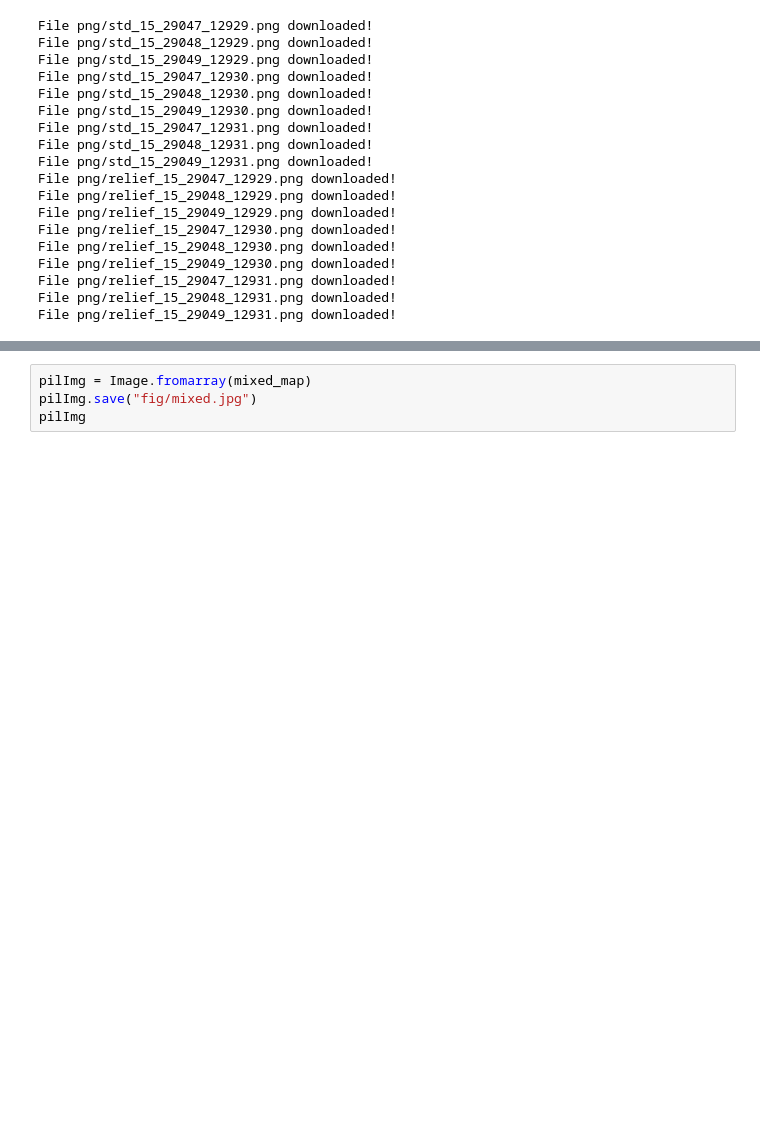
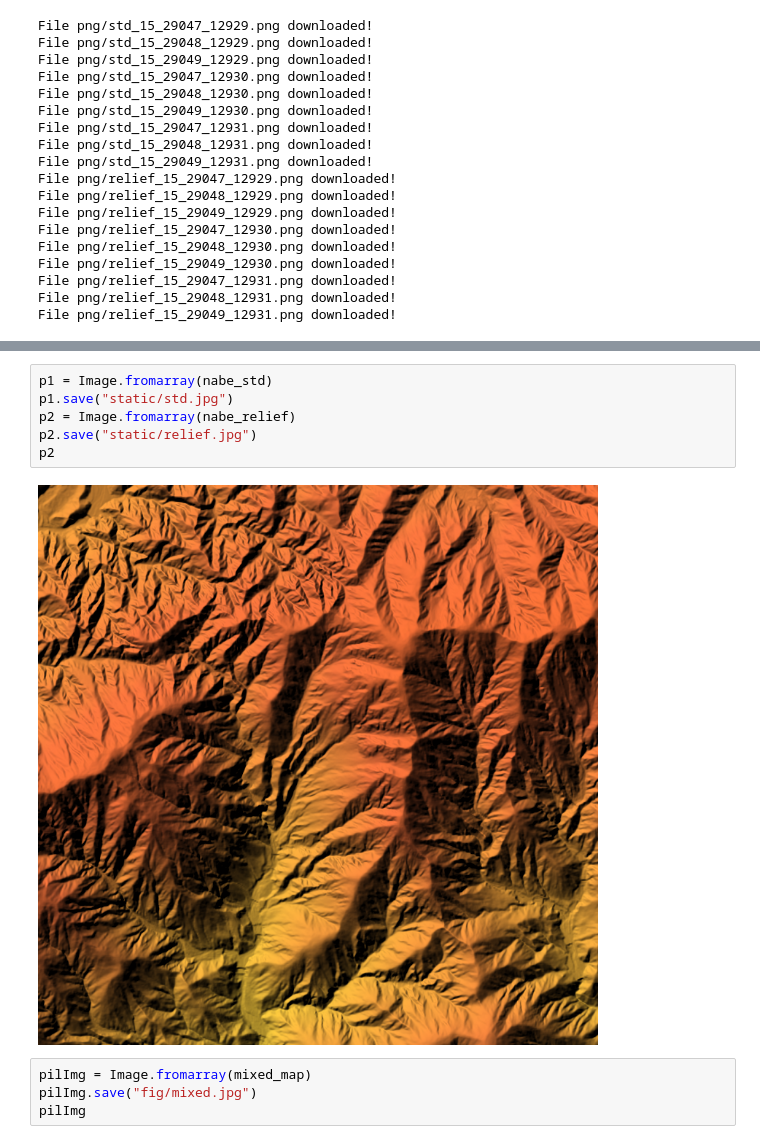
Before and after one commit to sw1227/nabewari_visualization, a Jupyter notebook: Map.ipynb, the cells around one changed output, grey strips where cells are left out. Saved outputs shown, nothing was run; the diff lists cells and outputs as text; blank space fills up the shorter version.

```diff
--- a/Map.ipynb
+++ b/Map.ipynb
@@ -100,3 +107,11 @@ File png/relief_15_29049_12931.png downloaded!
+# %%
+p1 = Image.fromarray(nabe_std)
+p1.save("static/std.jpg")
+p2 = Image.fromarray(nabe_relief)
+p2.save("static/relief.jpg")
+p2
+# %% [output]
+[figure, added]
 # %%
 pilImg = Image.fromarray(mixed_map)
 pilImg.save("fig/mixed.jpg")
```
Also changed, not shown: parts of 1 cell of this notebook, 2 other files.
